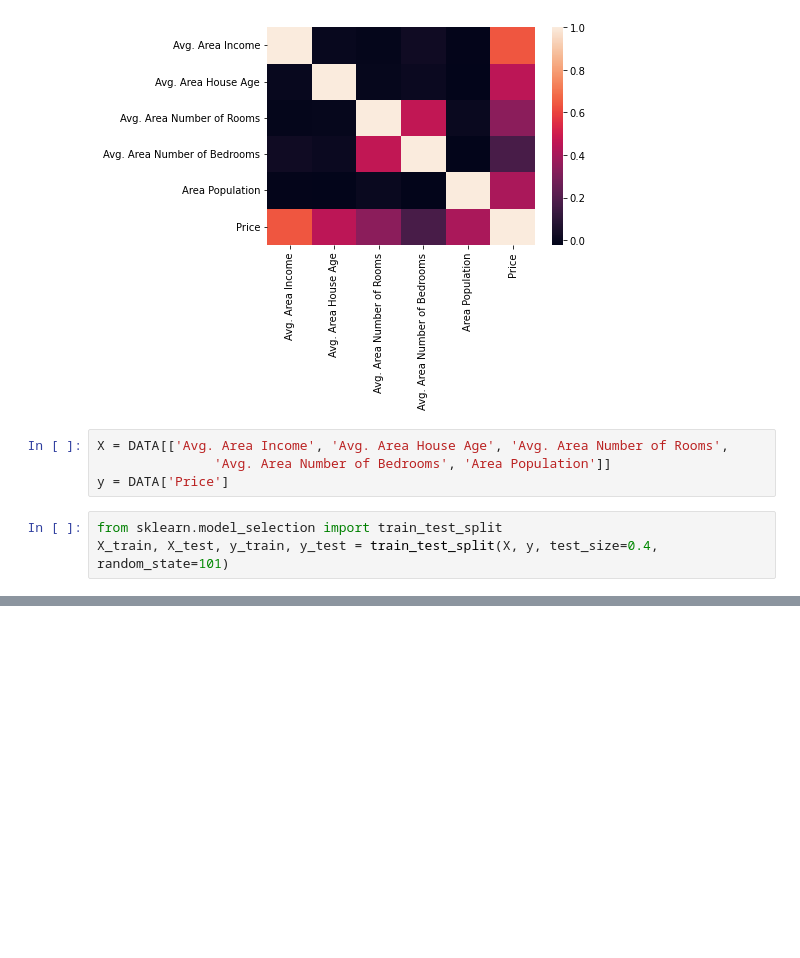
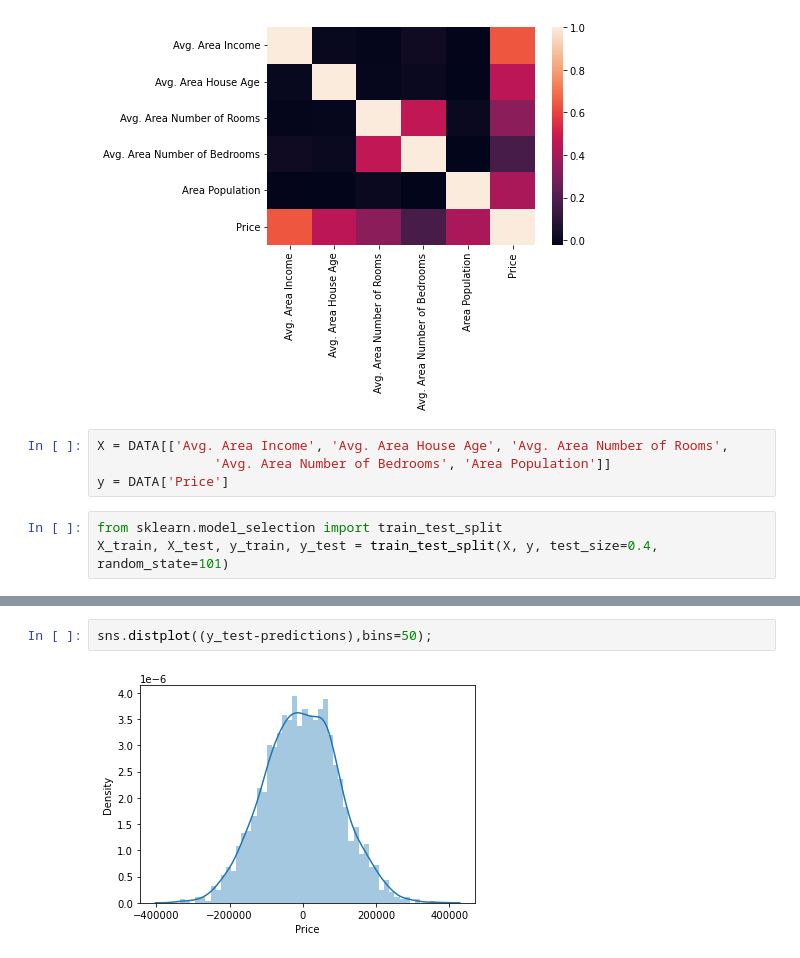
Before and after one commit to ModouLaminJagne/DataScience, a Jupyter notebook: LINEAR REGRESSION-checkpoint.ipynb, the cells around one changed output, grey strips where cells are left out. Cells and saved outputs as stored; diff of their text form; blank space fills up the shorter version.

```diff
--- a/LINEAR REGRESSION-checkpoint.ipynb
+++ b/LINEAR REGRESSION-checkpoint.ipynb
@@ -132,0 +133,4 @@ plt.scatter(y_test,predictions)
+# %%
+sns.distplot((y_test-predictions),bins=50);
+# %% [output]
+[figure, added]
```
Also changed, not shown: parts of 22 cells of this notebook.
